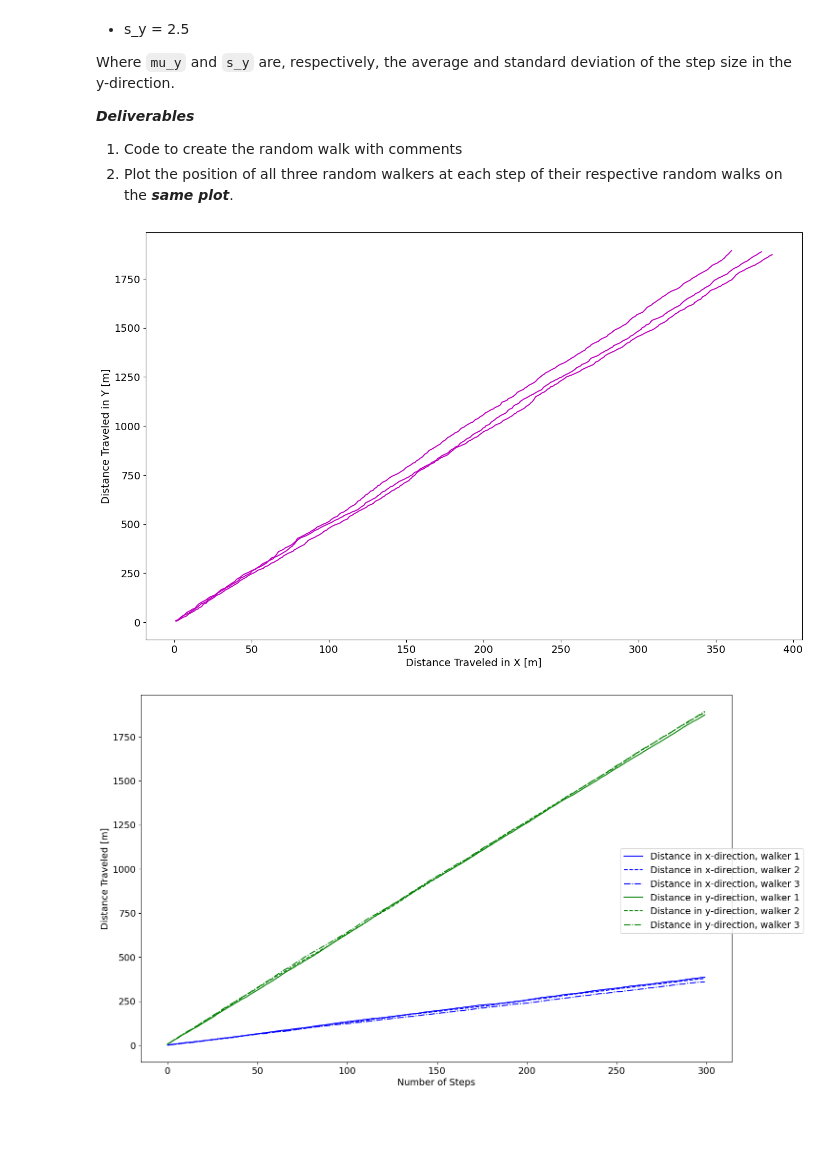
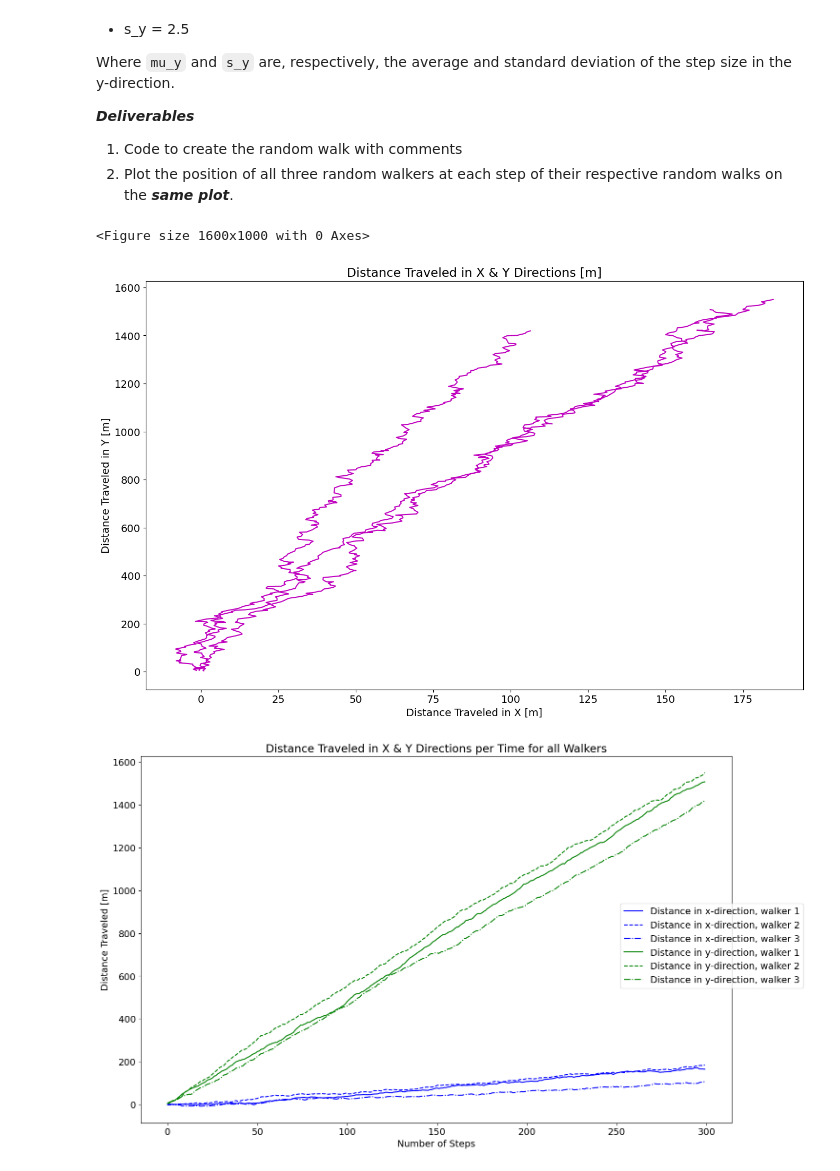
Before and after one commit to SJones167/GEOS_518, a Jupyter notebook: mod01-Assignment_SJones.ipynb, the cells around one changed output. Saved outputs shown, nothing was run; the diff lists cells and outputs as text; code cells hidden in the pictures; blank space fills up the shorter version.

```diff
--- a/mod01-Assignment_SJones.ipynb
+++ b/mod01-Assignment_SJones.ipynb
@@ -151,7 +154,7 @@ Y = np.zeros((NT,NX))   # Initializes y; y represents position of walker along y
 for i in np.arange(NT):      # Loop for time steps
     for j in np.arange(NX):   # Loop for walkers
 
-        X_i = s_X*np.random.rand() + mu_X   # Creates random number with mean = 0, standard deviation = 1 which we use for random step size in x-direction
+        X_i = s_X*np.random.randn() + mu_X   # Creates random number with mean = 0, standard deviation = 1 which we use for random step size in x-direction
 
         if(i==0):
             X[i,j] = 0.0 + X_i   # Assigns first random step to first position or "row" in x (loop repeats operation for each column in row); initial position of walker is 0
@@ -164,40 +167,42 @@ for i in np.arange(NT):      # Loop for time steps
 for i in np.arange(NT):      # Loop for time steps
     for j in np.arange(NX):   # Loop for walkers
 
-        Y_i = s_Y*np.random.rand() + mu_Y   # Creates random number with mean = 0, standard deviation = 1 which we use for random step size in y-direction
+        Y_i = s_Y*np.random.randn() + mu_Y   # Creates random number with mean = 0, standard deviation = 1 which we use for random step size in y-direction
 
         if(i==0):
             Y[i,j] = 0.0 + Y_i   # Assigns first random step to first position or "row" in y (loop repeats operation for each column in row); initial position of walker is 0
 
         else:
             Y[i,j] = Y[i-1,j] + Y_i   # Adds new position to y array for rows > 0; new position is last position + random step
 
 # Plot y vs x
 
 plt.rcParams.update({'font.size': 14}) # Sets all font size for figures to 14
 
 fig = plt.figure(figsize = (16,10))
 plt.plot(X,Y, 'm-')
+plt.title('Distance Traveled in X & Y Directions [m]')
 plt.ylabel('Distance Traveled in Y [m]')
 plt.xlabel('Distance Traveled in X [m]')
 
 
 # Plot steps vs x and steps vs y on same plot for all walkers
 fig2 = plt.figure(figsize = (16,10))
 
 Xw1= plt.plot(np.arange(NT), X[:,0], label='Distance in x-direction, walker 1', linestyle='-', color='b')   # Plot steps taken in the x-direction by walker 1
 Xw2= plt.plot(np.arange(NT), X[:,1], label='Distance in x-direction, walker 2', linestyle='--', color='b')  # Plot steps taken in the x-direction by walker 2
 Xw3= plt.plot(np.arange(NT), X[:,2], label='Distance in x-direction, walker 3', linestyle='-.', color='b')  # Plot steps taken in the x-direction by walker 3
 Yw1= plt.plot(np.arange(NT), Y[:,0], label='Distance in y-direction, walker 1', linestyle='-', color='g')   # Plot steps taken in the y-direction by walker 1
 Yw2= plt.plot(np.arange(NT), Y[:,1], label='Distance in y-direction, walker 2', linestyle='--', color='g')  # Plot steps taken in the y-direction by walker 2
 Yw3= plt.plot(np.arange(NT), Y[:,2], label='Distance in y-direction, walker 3', linestyle='-.', color='g')  # Plot steps taken in the y-direction by walker 3
 
+plt.title('Distance Traveled in X & Y Directions per Time for all Walkers')
 plt.xlabel('Number of Steps')
 plt.ylabel('Distance Traveled [m]')
 fig2.legend(loc='center right')
 
-
 plt.show()
 # %% [output]
+<Figure size 1600x1000 with 0 Axes>
-[figure, old version]
+[figure, new version]
-[figure, old version]
+[figure, new version]
```
Also changed, not shown: parts of 3 cells of this notebook.
